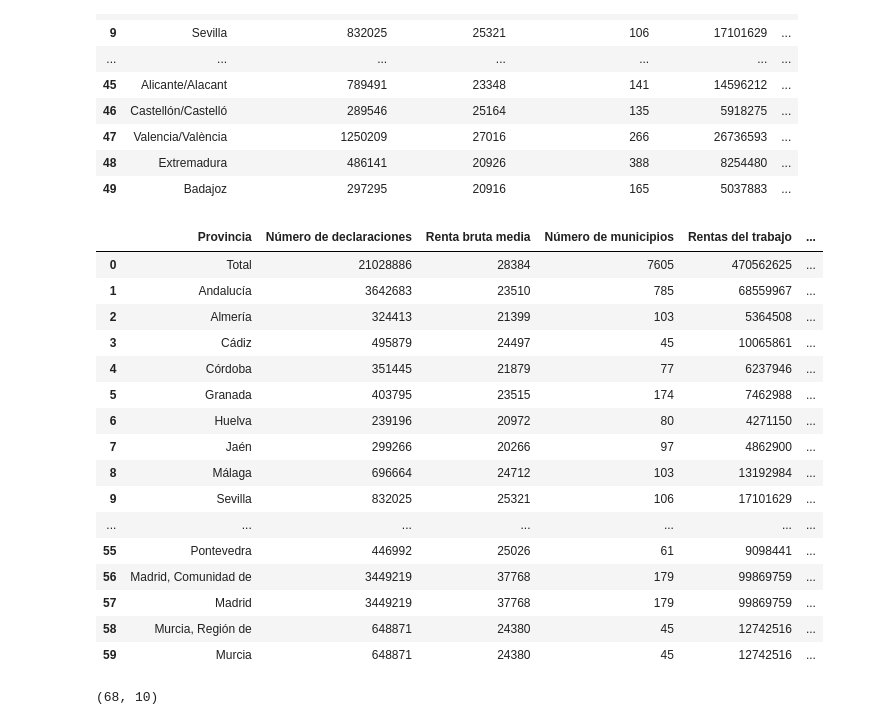
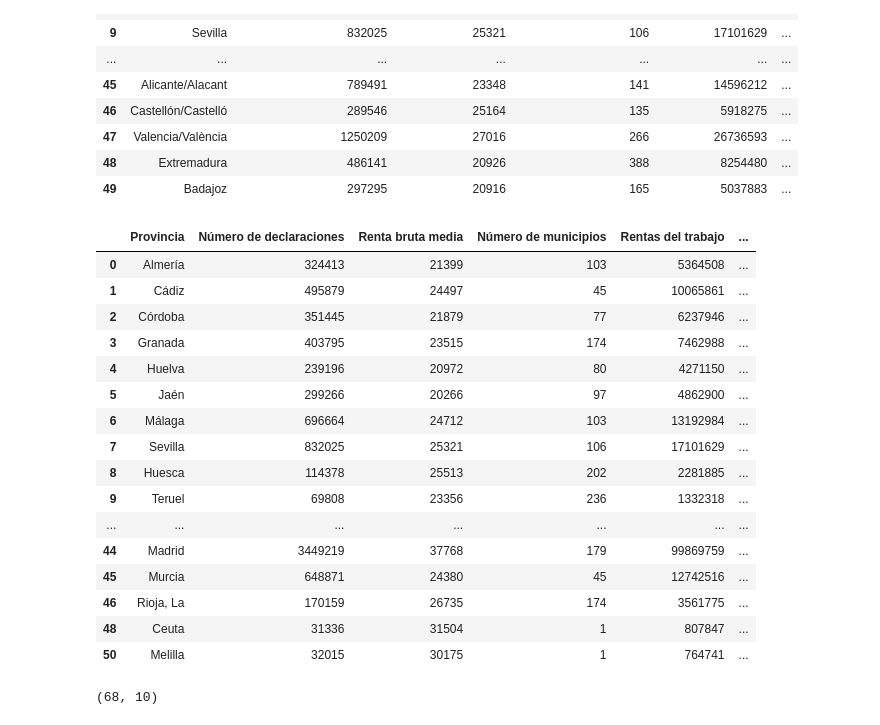
Before and after one commit to UnaiFam/PROYECTO-EUROPA, a Jupyter notebook: Datos renta por provincia.ipynb, the cells around one changed output. Drawn from its saved outputs; the diff is of its cells as text; code cells hidden in the pictures.

```diff
--- a/Datos renta por provincia.ipynb
+++ b/Datos renta por provincia.ipynb
@@ -109,41 +113,44 @@ df2.head(50)
 # %%
 dict_provincia = {
     "Araba/Álava": 1, "Albacete": 2, "Alicante/Alacant": 3, "Almería": 4, "Ávila": 5,
     "Badajoz": 6, "Balears, Illes": 7, "Barcelona": 8, "Burgos": 9, "Cáceres": 10,
     "Cádiz": 11, "Castellón/Castelló": 12, "Ciudad Real": 13, "Córdoba": 14,
     "Coruña, A": 15, "Cuenca": 16, "Girona": 17, "Granada": 18, "Guadalajara": 19,
     "Gipuzkoa": 20, "Huelva": 21, "Huesca": 22, "Jaén": 23, "León": 24, "Lleida": 25,
     "Rioja, La": 26, "Lugo": 27, "Madrid": 28, "Málaga": 29, "Murcia": 30, "Navarra": 31,
     "Ourense": 32, "Asturias": 33, "Palencia": 34, "Palmas, Las": 35, "Pontevedra": 36,
     "Salamanca": 37, "Santa Cruz de Tenerife": 38, "Cantabria": 39, "Segovia": 40,
     "Sevilla": 41, "Soria": 42, "Tarragona": 43, "Teruel": 44, "Toledo": 45,
     "Valencia/València": 46, "Valladolid": 47, "Bizkaia": 48, "Zamora": 49,
     "Zaragoza": 50, "Ceuta": 51, "Melilla": 52
 }
 
+df2['id_provincia'] = df2['Provincia'].apply(lambda x : dict_provincia[x] if x in dict_provincia else x)
+df2 = df2[df2['Provincia'] != df2[df2.columns[-1]]]
+df2 = df2.reset_index(drop=True)
+df2 = df2.drop_duplicates(subset="Provincia", keep="first")
 
-# Añadir una columna nueva con la clave de provincia
-df2['id_provincia'] = df2['Provincia'].map(dict_provincia)
-df2.to_csv("datos_irpf_provincia_2019.csv", index=False)
+
+df2.to_csv("datos_irpf_provincia_2022.csv", index=False)
 df2.head(60)
 # %% [output]
 |  | Provincia | Número de declaraciones | Renta bruta media | Número de municipios | Rentas del trabajo | ... |
-| 0 | Total | 21028886 | 28384 | 7605 | 470562625 | ... |
-| 1 | Andalucía | 3642683 | 23510 | 785 | 68559967 | ... |
-| 2 | Almería | 324413 | 21399 | 103 | 5364508 | ... |
-| 3 | Cádiz | 495879 | 24497 | 45 | 10065861 | ... |
-| 4 | Córdoba | 351445 | 21879 | 77 | 6237946 | ... |
-| 5 | Granada | 403795 | 23515 | 174 | 7462988 | ... |
-| 6 | Huelva | 239196 | 20972 | 80 | 4271150 | ... |
-| 7 | Jaén | 299266 | 20266 | 97 | 4862900 | ... |
-| 8 | Málaga | 696664 | 24712 | 103 | 13192984 | ... |
-| 9 | Sevilla | 832025 | 25321 | 106 | 17101629 | ... |
+| 0 | Almería | 324413 | 21399 | 103 | 5364508 | ... |
+| 1 | Cádiz | 495879 | 24497 | 45 | 10065861 | ... |
+| 2 | Córdoba | 351445 | 21879 | 77 | 6237946 | ... |
+| 3 | Granada | 403795 | 23515 | 174 | 7462988 | ... |
+| 4 | Huelva | 239196 | 20972 | 80 | 4271150 | ... |
+| 5 | Jaén | 299266 | 20266 | 97 | 4862900 | ... |
+| 6 | Málaga | 696664 | 24712 | 103 | 13192984 | ... |
+| 7 | Sevilla | 832025 | 25321 | 106 | 17101629 | ... |
+| 8 | Huesca | 114378 | 25513 | 202 | 2281885 | ... |
+| 9 | Teruel | 69808 | 23356 | 236 | 1332318 | ... |
 | ... | ... | ... | ... | ... | ... | ... |
-| 55 | Pontevedra | 446992 | 25026 | 61 | 9098441 | ... |
-| 56 | Madrid, Comunidad de | 3449219 | 37768 | 179 | 99869759 | ... |
-| 57 | Madrid | 3449219 | 37768 | 179 | 99869759 | ... |
-| 58 | Murcia, Región de | 648871 | 24380 | 45 | 12742516 | ... |
-| 59 | Murcia | 648871 | 24380 | 45 | 12742516 | ... |
+| 44 | Madrid | 3449219 | 37768 | 179 | 99869759 | ... |
+| 45 | Murcia | 648871 | 24380 | 45 | 12742516 | ... |
+| 46 | Rioja, La | 170159 | 26735 | 174 | 3561775 | ... |
+| 48 | Ceuta | 31336 | 31504 | 1 | 807847 | ... |
+| 50 | Melilla | 32015 | 30175 | 1 | 764741 | ... |
 # %%
 url3 = "https://sede.agenciatributaria.gob.es/AEAT/Contenidos_Comunes/La_Agencia_Tributaria/Estadisticas/Publicaciones/sites/irpfmunicipios/2014/jrubik46d57f66ff15f8ce6709405779df56d2f7e359c5.html"
 
```
Also changed, not shown: parts of 2 cells of this notebook, 1 other file.
